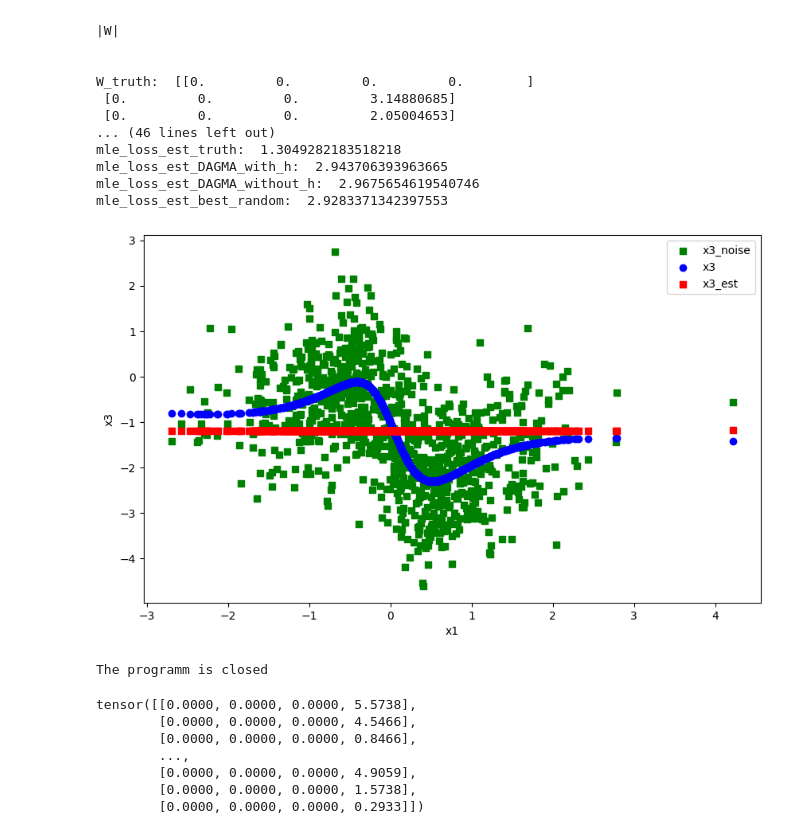
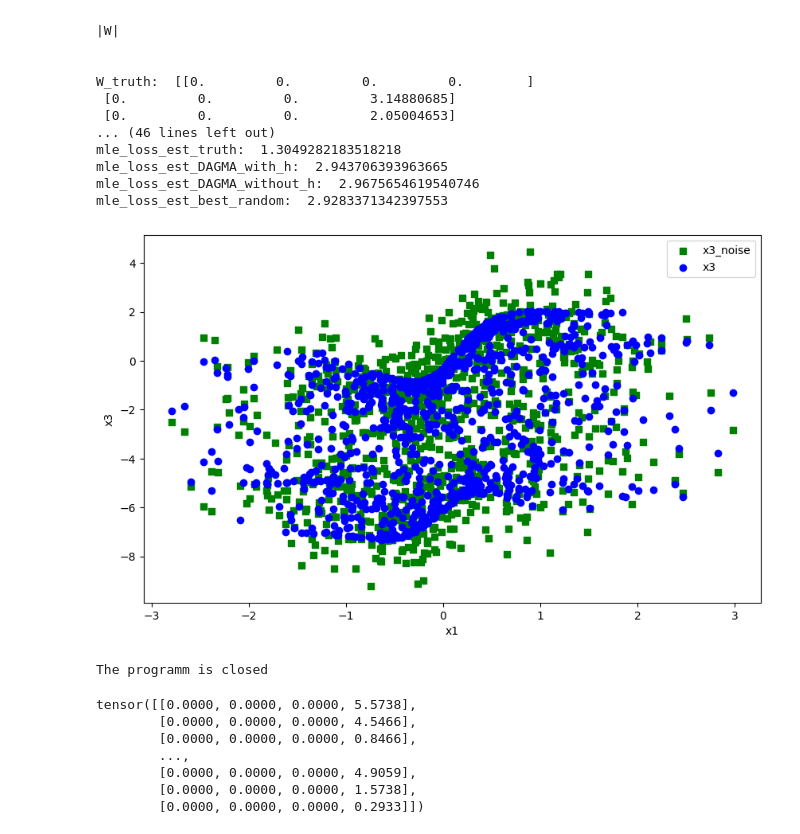
Before and after one commit to yurou-liang/ADMG, a Jupyter notebook: result/Analyse_result.ipynb, the cells around one changed output. Saved outputs shown, nothing was run; the diff lists cells and outputs as text; code cells hidden in the pictures.

```diff
--- a/result/Analyse_result.ipynb
+++ b/result/Analyse_result.ipynb
@@ -99,36 +99,36 @@ def copy_like_(param, arr):
 # %%
 # key = "truth"
 key = "DAGMA_without_h"
 np.random.seed(s)
 n_samples = 1000
 dims=[d, 10, 1]
 X_truth = torch.tensor(data["X_truth"], dtype=torch.double)
 epsilon = torch.tensor(data["epsilon"], dtype=torch.double)
 X = torch.tensor(data["X"], dtype=torch.double)
 
 eq_model = nonlinear.DagmaMLP(
     dims=[d, 10, 1], bias=True, dtype=torch.double)
 fc1_weight = data[f"fc1_weight_{key}_end"]
 fc1_bias = data[f"fc1_bias_{key}_end"]
 fc2_weight = data[f"fc2_weight_{key}_end"]
 fc2_bias= data[f"fc2_bias_{key}_end"]
 copy_like_(eq_model.fc1.weight, fc1_weight)
 copy_like_(eq_model.fc1.bias, fc1_bias)
 copy_like_(eq_model.fc2[0].weight, fc2_weight)
 copy_like_(eq_model.fc2[0].bias, fc2_bias)
 x_est=eq_model(X_truth)
 
 plt.figure(figsize=(10, 6))  # Optional: specifies the figure size
-plt.scatter(X_truth.detach().numpy()[:, 1], X_truth.detach().numpy()[:, 2], label='x3_noise', color='green', marker='s')
-plt.scatter(X_truth.detach().numpy()[:, 1], X.detach().numpy()[:, 2], label='x3', color='blue', marker='o')
-plt.scatter(X_truth.detach().numpy()[:, 1], x_est.detach().numpy()[:,2], label='x3_est', color='red', marker='s')
+plt.scatter(X_truth.detach().numpy()[:, 2], X_truth.detach().numpy()[:, 3], label='x3_noise', color='green', marker='s')
+plt.scatter(X_truth.detach().numpy()[:, 2], X.detach().numpy()[:, 3], label='x3', color='blue', marker='o')
+# plt.scatter(X_truth.detach().numpy()[:, 2], x_est.detach().numpy()[:,3], label='x3_est', color='red', marker='s')
 plt.xlabel('x1')
 plt.ylabel('x3')
 plt.legend()
 plt.show()
 print("The programm is closed")
 # %% [output]
-[figure, old version]
+[figure, new version]
 The programm is closed
 # %%
 X
```
Also changed, not shown: 5 other files.
